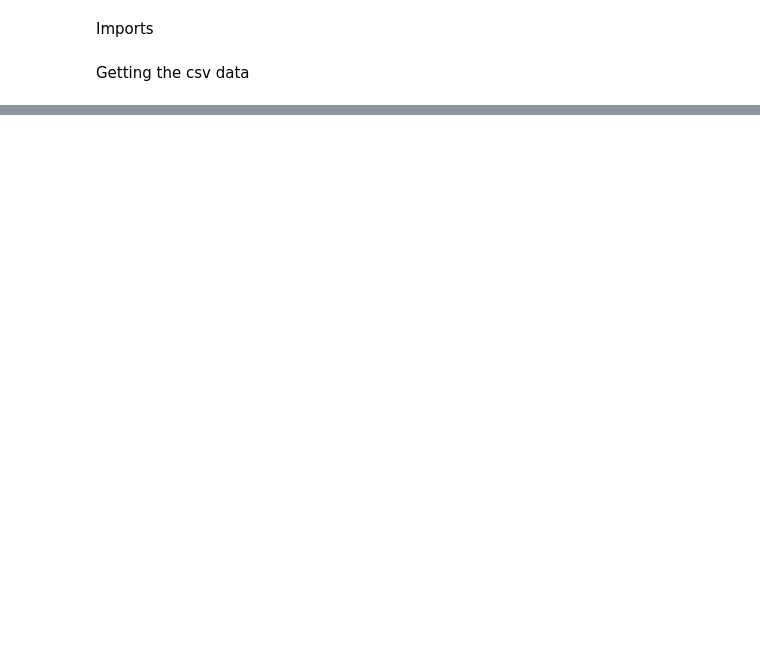
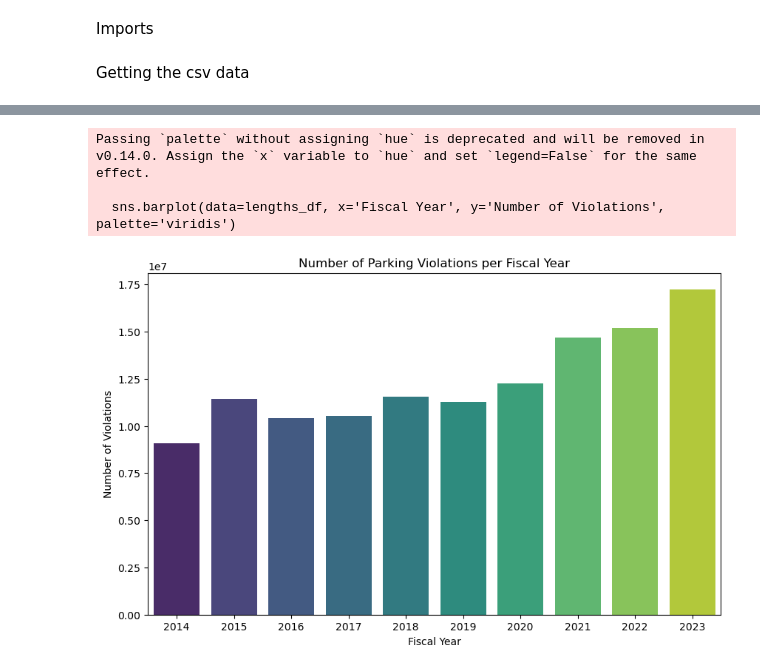
Before and after one commit to AnjaH4/BD_project, a Jupyter notebook: eda.ipynb, the cells around one changed output, grey strips where cells are left out. Drawn from its saved outputs; the diff is of its cells as text; code cells hidden in the pictures; blank space fills up the shorter version.

```diff
--- a/eda.ipynb
+++ b/eda.ipynb
@@ -53,0 +21,7 @@ dd_2014.head()
+# %%
+# All Parquet files into a Dask DataFrame
+
+#df = dd.read_parquet(os.path.join(data_folder, '*.parquet'))
+#df = dd.read_parquet(os.path.join(data_folder, '2014.parquet'))
+df = dd.read_parquet(os.path.join(DATA_DIR, '2015.parquet'))
+df_2014 = pd.read_parquet(os.path.join(DATA_DIR, '2014.parquet'))
@@ -53,0 +328,24 @@ dd_2014.head()
+# %%
+# for each element which is year in df list get the length of the dataframe and save it and plot it
+df_length = [len(df) for df in df_list]
+# %%
+fiscal_years = range(2014, 2024)
+# %%
+# Create a DataFrame for plotting
+lengths_df = pd.DataFrame({
+    'Fiscal Year': fiscal_years,
+    'Number of Violations': df_length
+})
+
+# Plot the number of violations per fiscal year
+plt.figure(figsize=(10, 6))
+sns.barplot(data=lengths_df, x='Fiscal Year', y='Number of Violations', palette='viridis')
+plt.title('Number of Parking Violations per Fiscal Year')
+plt.xlabel('Fiscal Year')
+plt.ylabel('Number of Violations')
+plt.show()
+# %% [output]
+Passing `palette` without assigning `hue` is deprecated and will be removed in v0.14.0. Assign the `x` variable to `hue` and set `legend=False` for the same effect.
+
+  sns.barplot(data=lengths_df, x='Fiscal Year', y='Number of Violations', palette='viridis')
+[figure, added]
```
Also changed, not shown: parts of 48 cells of this notebook, 8 other files.
